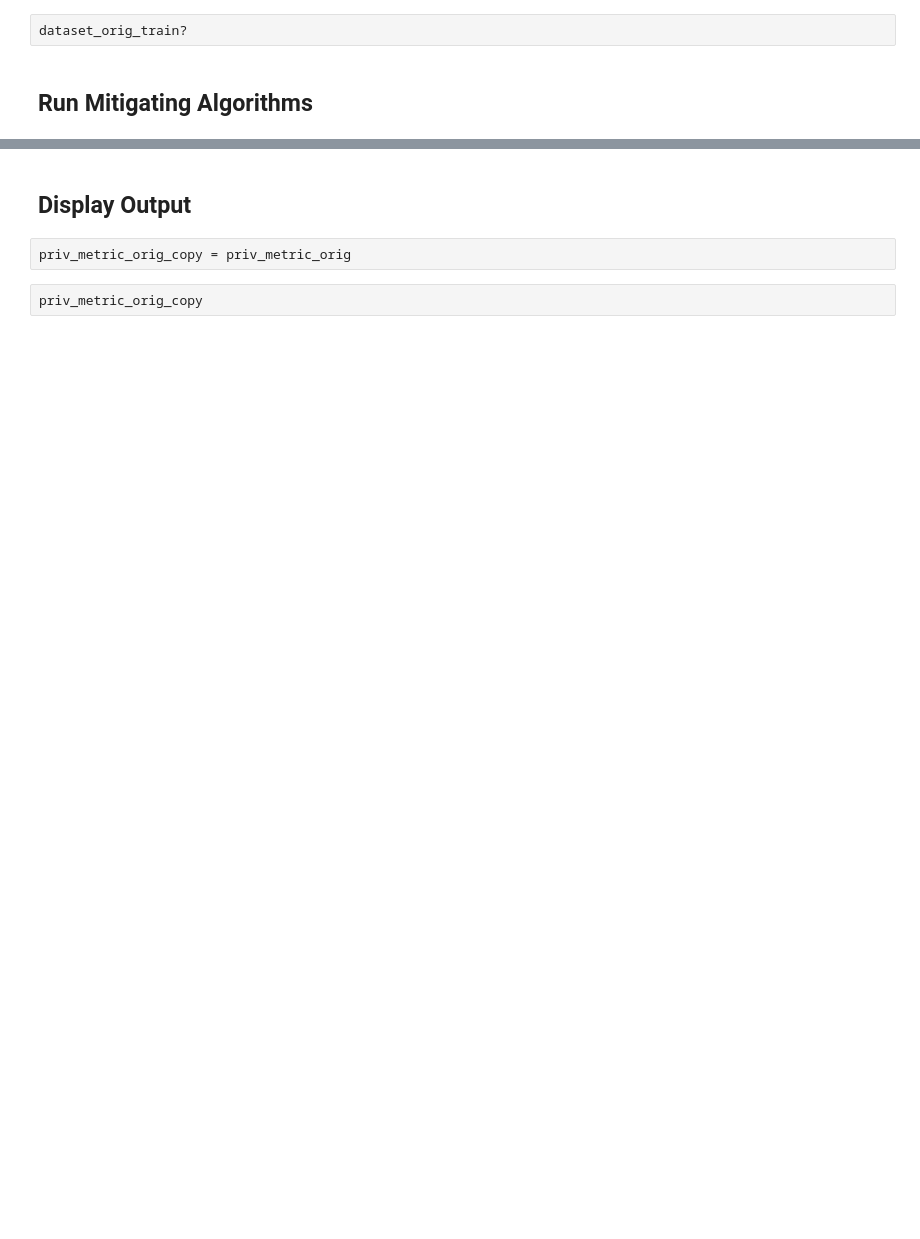
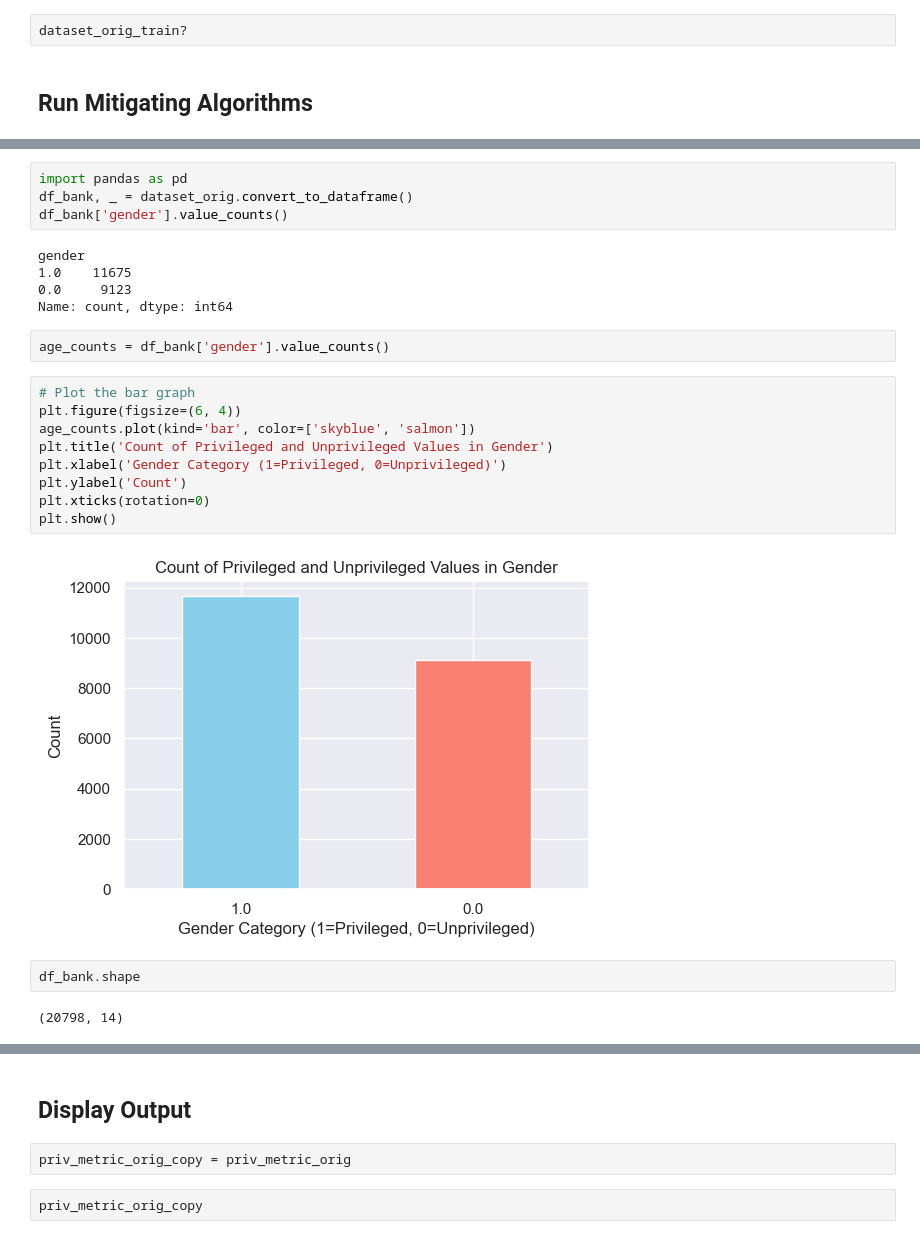
Before and after one commit to VerifAI-inc/mia-privacy-fairness, a Jupyter notebook: fairness_notebook_law_gender_dt.ipynb, the cells around one changed output, grey strips where cells are left out. Drawn from its saved outputs; the diff is of its cells as text; blank space fills up the shorter version.

```diff
--- a/fairness_notebook_law_gender_dt.ipynb
+++ b/fairness_notebook_law_gender_dt.ipynb
@@ -439,3 +439,29 @@ Corresponding false positive_rate for privileged: 0.9771
 Corresponding false negative_rate for privileged: 0.0029
 Corresponding false positive_rate for unpribileged: 0.7944
 Corresponding false negative_rate for unprivileged: 0.0234
+# %%
+import pandas as pd
+df_bank, _ = dataset_orig.convert_to_dataframe()
+df_bank['gender'].value_counts()
+# %% [output]
+gender
+1.0    11675
+0.0     9123
+Name: count, dtype: int64
+# %%
+age_counts = df_bank['gender'].value_counts()
+# %%
+# Plot the bar graph
+plt.figure(figsize=(6, 4))
+age_counts.plot(kind='bar', color=['skyblue', 'salmon'])
+plt.title('Count of Privileged and Unprivileged Values in Gender')
+plt.xlabel('Gender Category (1=Privileged, 0=Unprivileged)')
+plt.ylabel('Count')
+plt.xticks(rotation=0)
+plt.show()
+# %% [output]
+[figure, added]
+# %%
+df_bank.shape
+# %% [output]
+(20798, 14)
```
Also changed, not shown: parts of 36 cells of this notebook, 8 other files.
